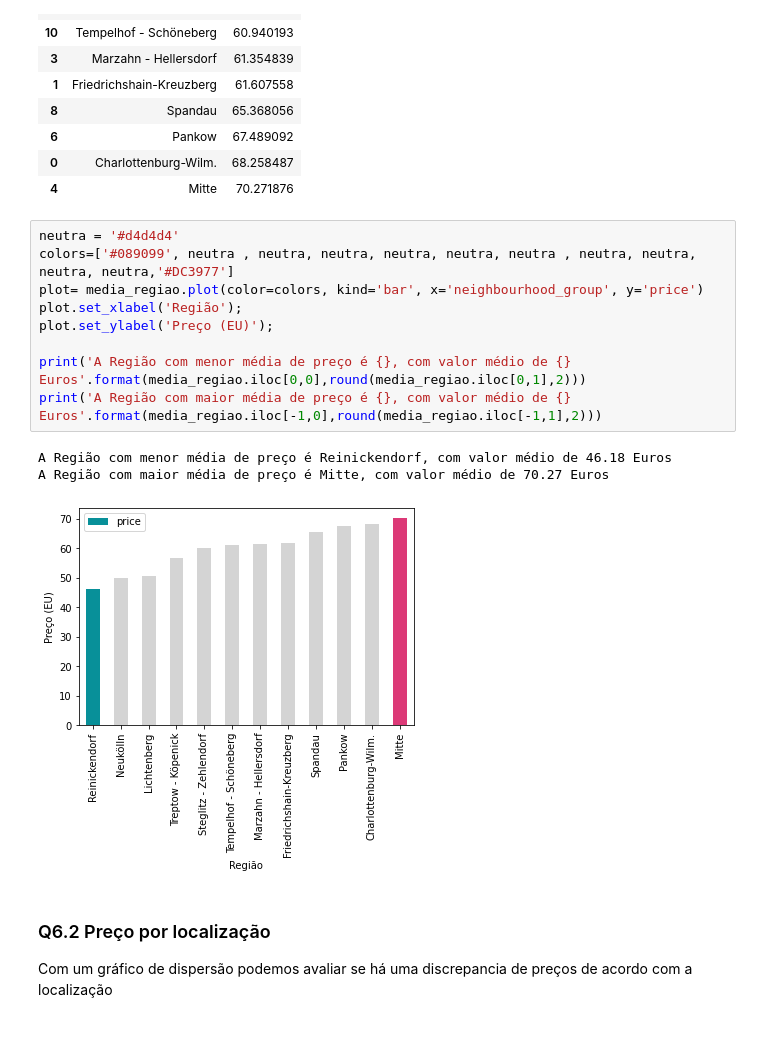
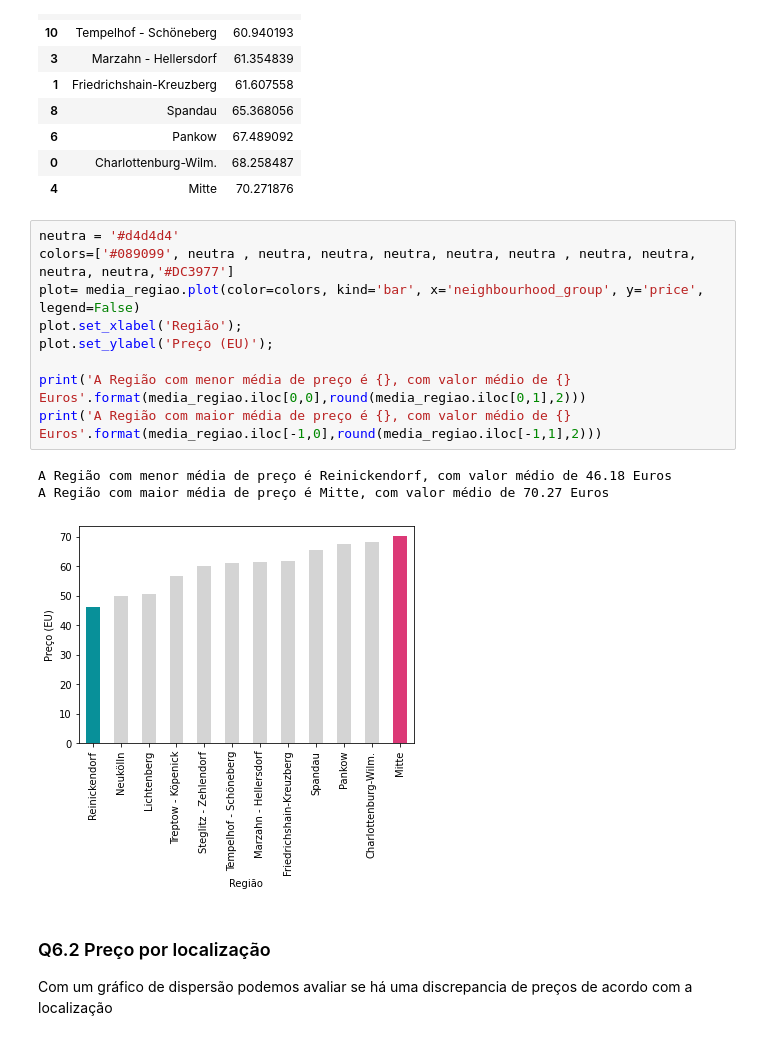
Before and after one commit to caiobellezi/Analise_AirBnB_Berlin, a Jupyter notebook: Analisando_os_Dados_do_Airbnb_Berlin.ipynb, the cells around one changed output. Drawn from its saved outputs; the diff is of its cells as text.

```diff
--- a/Analisando_os_Dados_do_Airbnb_Berlin.ipynb
+++ b/Analisando_os_Dados_do_Airbnb_Berlin.ipynb
@@ -279,16 +279,16 @@ media_regiao
 # %%
 neutra = '#d4d4d4'
 colors=['#089099', neutra , neutra, neutra, neutra, neutra, neutra , neutra, neutra, neutra, neutra,'#DC3977']
-plot= media_regiao.plot(color=colors, kind='bar', x='neighbourhood_group', y='price')
+plot= media_regiao.plot(color=colors, kind='bar', x='neighbourhood_group', y='price', legend=False)
 plot.set_xlabel('Região');
 plot.set_ylabel('Preço (EU)');
 
 print('A Região com menor média de preço é {}, com valor médio de {} Euros'.format(media_regiao.iloc[0,0],round(media_regiao.iloc[0,1],2)))
 print('A Região com maior média de preço é {}, com valor médio de {} Euros'.format(media_regiao.iloc[-1,0],round(media_regiao.iloc[-1,1],2)))
 # %% [output]
 A Região com menor média de preço é Reinickendorf, com valor médio de 46.18 Euros
 A Região com maior média de preço é Mitte, com valor médio de 70.27 Euros
-[figure, old version]
+[figure, new version]
 # %% [markdown]
 ### Q6.2 Preço por localização
 Com um gráfico de dispersão podemos avaliar se há uma discrepancia de preços de acordo com a localização
```
Also changed, not shown: parts of 1 cell of this notebook.
